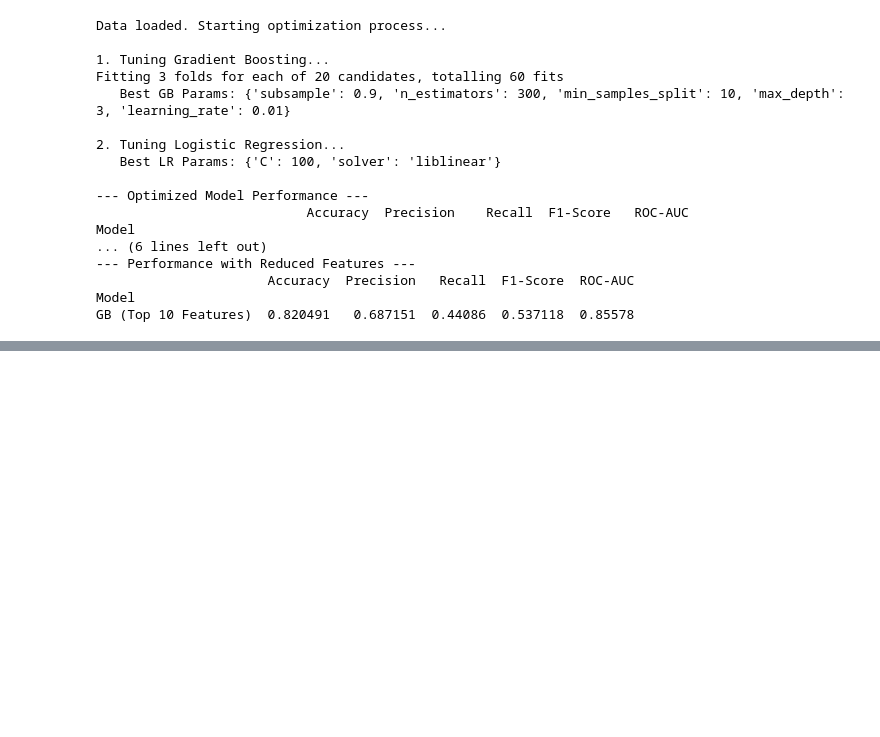
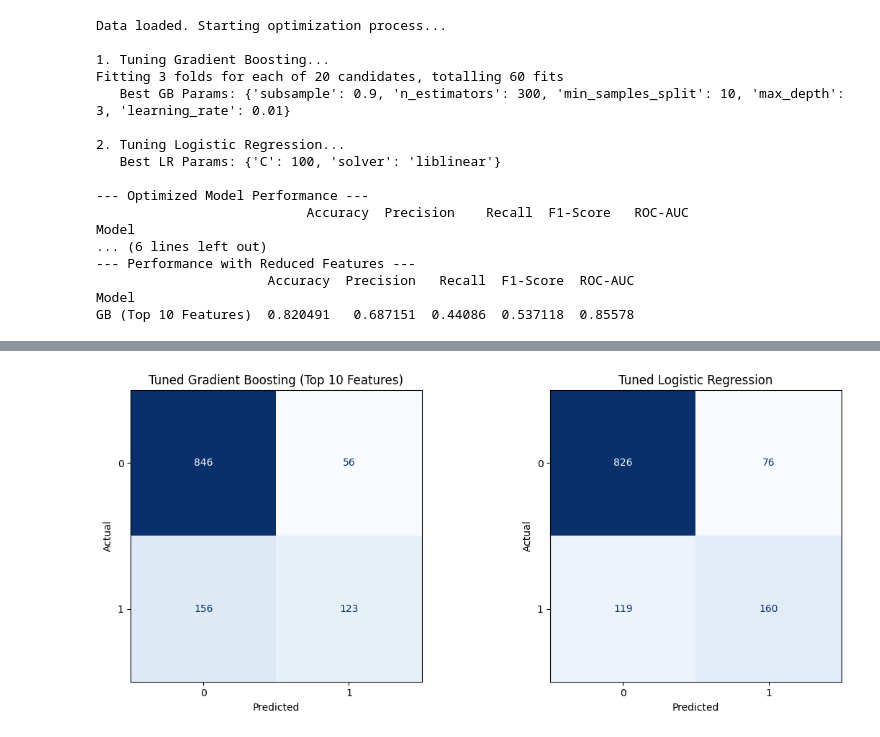
Before and after one commit to marijawo/TME6014-ADataAnalytics, a Jupyter notebook: assignments/phase_4/phase_4_from_phase_3.ipynb, the cells around one changed output, grey strips where cells are left out. Saved outputs shown, nothing was run; the diff lists cells and outputs as text; code cells hidden in the pictures; blank space fills up the shorter version.

```diff
--- a/assignments/phase_4/phase_4_from_phase_3.ipynb
+++ b/assignments/phase_4/phase_4_from_phase_3.ipynb
@@ -685,0 +539,24 @@ GB (Top 10 Features)  0.820491   0.687151  0.44086  0.537118  0.85578
+# %%
+from sklearn.metrics import confusion_matrix, ConfusionMatrixDisplay
+import matplotlib.pyplot as plt
+
+fig, axes = plt.subplots(1, 2, figsize=(12, 5))   # 1 row, 2 columns
+
+models_plot = [
+    ("Tuned Gradient Boosting (Top 10 Features)", best_gb, X_test_top),
+    ("Tuned Logistic Regression", best_lr, X_test)
+]
+
+for ax, (name, model, X_data) in zip(axes, models_plot):
+    y_pred = model.predict(X_data)
+    cm = confusion_matrix(y_test, y_pred)
+    disp = ConfusionMatrixDisplay(cm)
+    disp.plot(cmap="Blues", ax=ax, colorbar=False)
+    ax.set_title(name)
+    ax.set_xlabel("Predicted")
+    ax.set_ylabel("Actual")
+
+plt.tight_layout()
+plt.show()
+# %% [output]
+[figure, added]
```
Also changed, not shown: parts of 42 cells of this notebook, 29 other files.
